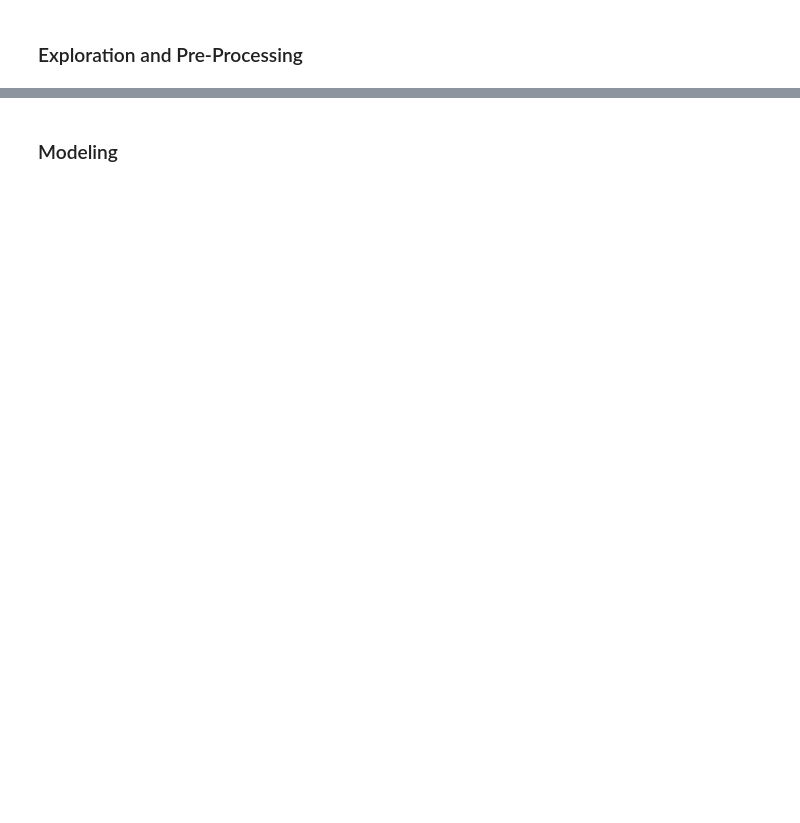
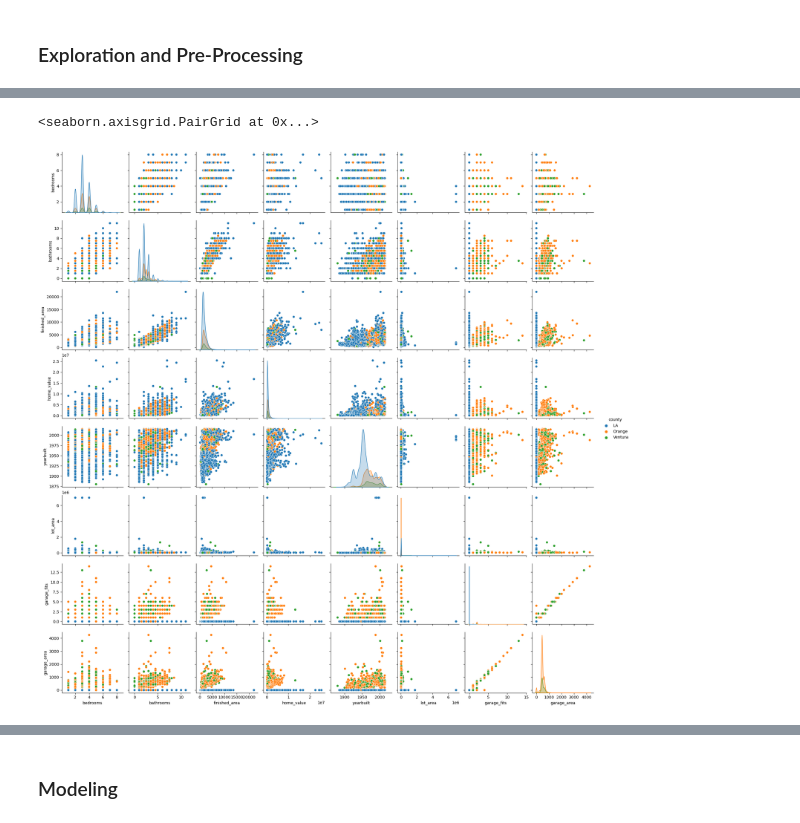
Before and after one commit to Joshua-Click/zillow-project, a Jupyter notebook: zillow_work.ipynb, the cells around one changed output, grey strips where cells are left out. Saved outputs shown, nothing was run; the diff lists cells and outputs as text; code cells hidden in the pictures; blank space fills up the shorter version.

```diff
--- a/zillow_work.ipynb
+++ b/zillow_work.ipynb
@@ -12,0 +376,2 @@ Let's get the env setup
+# %%
+df = get_zillow()
@@ -14,0 +496,5 @@ Let's get the env setup
+# %%
+sns.pairplot(train, hue='county')
+# %% [output]
+<seaborn.axisgrid.PairGrid at 0x...>
+[figure, added]
```
Also changed, not shown: parts of 96 cells of this notebook, 2 other files.
